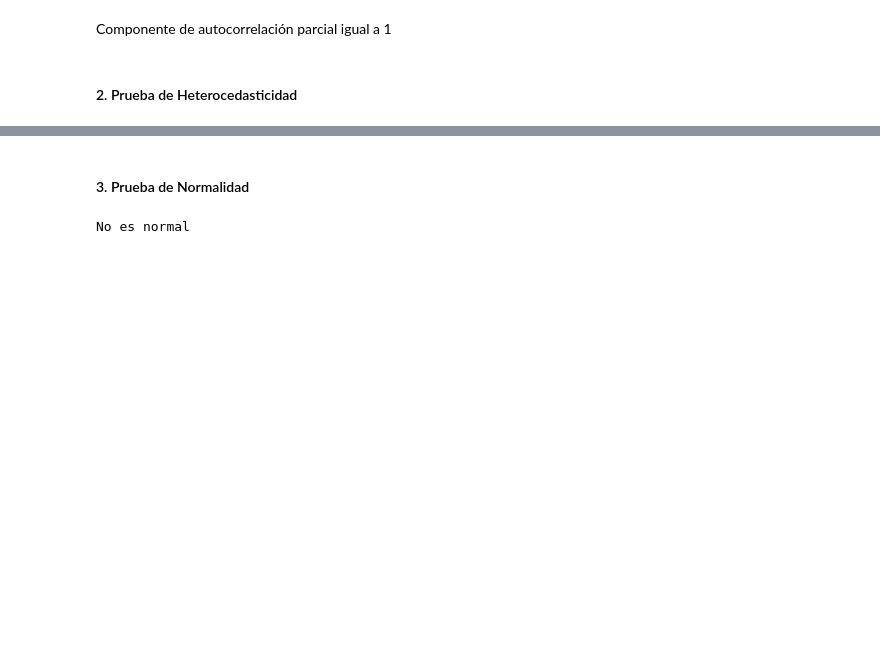
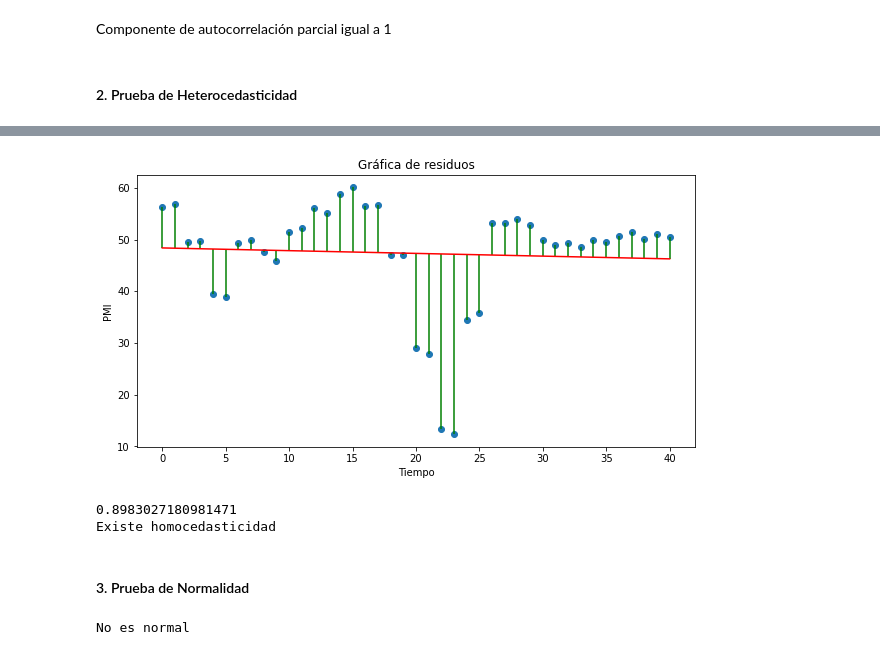
Before and after one commit to Sofiagarciaif/MyST_Proyecto_Final, a Jupyter notebook: notebook actualizado.ipynb, the cells around one changed output, grey strips where cells are left out. Cells and saved outputs as stored; diff of their text form; code cells hidden in the pictures; blank space fills up the shorter version.

Commit message:
heterocedasticidad
Ya hice la parte de heterocedasticidad

```diff
--- a/notebook actualizado.ipynb
+++ b/notebook actualizado.ipynb
@@ -129,3 +111,23 @@ pmi.set_index("Fecha y hora", inplace=True)
+# %%
+plt.figure(figsize=(10,5))
+plt.title("Gráfica de residuos")
+pmi.reset_index(inplace=True)
+modelo, B0, B1 = reglin(pmi.index, pmi["Actual"])
+residuales = modelo.resid
+plt.errorbar(pmi.index, pmi["Actual"], xerr=0, yerr=[residuales, 0*residuales], linestyle = "None", color = "Green")
+pmi.set_index("Fecha y hora", inplace=True)
+# %% [output]
+[figure, added]
+# %%
+breusch_pagan_p = smd.het_breuschpagan(modelo.resid, modelo.model.exog)[1]
+print(breusch_pagan_p)
+if breusch_pagan_p > 0.05:
+    print("Existe homocedasticidad")
+else:
+    print("Existe heterocedasticidad")
+# %% [output]
+0.8983027180981471
+Existe homocedasticidad
 # %% [markdown]
 #### 3. Prueba de Normalidad
 # %%
```
Also changed, not shown: parts of 8 cells of this notebook.
